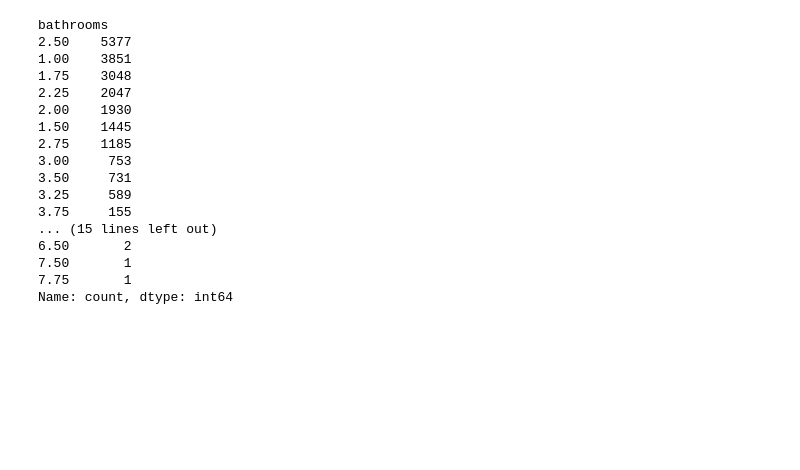
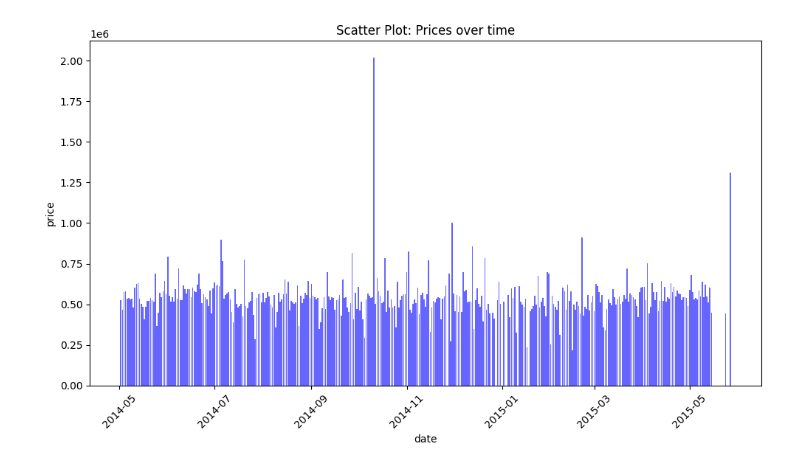
Before and after one commit to aposkoub92/eda_project_charles_christensen, a Jupyter notebook: Documentation.ipynb, the cells around one changed output. Saved outputs shown, nothing was run; the diff lists cells and outputs as text; code cells hidden in the pictures; blank space fills up the shorter version.

```diff
--- a/Documentation.ipynb
+++ b/Documentation.ipynb
@@ -64,0 +115,7 @@ df_realty.shape
+# %%
+# change the column 'bedrooms' to integer
+df_realty['bedrooms'] = df_realty['bedrooms'].astype(int)
+# replace emtpy values in 'view' with 0
+df_realty['view'] = df_realty['view'].fillna(0).astype(int)
+# replace emtpy values in 'sqft_basement' with 0
+df_realty['sqft_basement'] = df_realty['sqft_basement'].fillna(0)
@@ -64,0 +124,17 @@ df_realty.shape
+# %%
+# change 0 to NaN (important for additional column)
+df_realty['yr_built'] = df_realty['yr_built'].replace(0, np.nan)
+df_realty['yr_renovated'] = df_realty['yr_renovated'].replace(0, np.nan)
+
+# shorten 5-digit to 4 digits
+df_realty['yr_built'] = df_realty['yr_built'].apply(lambda x: int(x)//10 if pd.notna(x) and x > 9999 else x)
+df_realty['yr_renovated'] = df_realty['yr_renovated'].apply(lambda x: int(x)//10 if pd.notna(x) and x > 9999 else x)
+
+# convert both columns to integer
+df_realty['yr_built'] = df_realty['yr_built'].astype('Int64')
+df_realty['yr_renovated'] = df_realty['yr_renovated'].astype('Int64')
+
+# creating a new column from NaNs of yr_renovated (boolean)
+df_realty['ever_renovated'] = df_realty['yr_renovated'].notna()
+
+df_realty.head(10)
@@ -64,0 +163,4 @@ df_realty.shape
+# %%
+# change "date" dtype to datetime with format %Y/%m/%d
+df_realty['date'] = pd.to_datetime(df_realty['date'], format='%Y-%m-%d')
+df_realty.head(10)
@@ -110,20 +225,0 @@ Name: count, dtype: int64
-# %%
-df_realty['bathrooms'].value_counts()
-# %% [output]
-bathrooms
-2.50    5377
-1.00    3851
-1.75    3048
-2.25    2047
-2.00    1930
-1.50    1445
-2.75    1185
-3.00     753
-3.50     731
-3.25     589
-3.75     155
-... (15 lines left out)
-6.50       2
-7.50       1
-7.75       1
-Name: count, dtype: int64
@@ -137,0 +226,18 @@ df_realty = df_realty.astype({'waterfront': bool})
+# %%
+# Scatter plot: avg price vs date
+avg_price_per_date = df_realty.groupby('date')['price'].mean().reset_index()
+
+plt.figure(figsize=(10,6))
+plt.bar(avg_price_per_date['date'], avg_price_per_date['price'], alpha=0.6, color='blue')
+
+# Achsen beschriften
+plt.xlabel('date')
+plt.ylabel('price')
+plt.title('Scatter Plot: Prices over time')
+
+plt.xticks(rotation=45)
+
+plt.tight_layout()
+plt.show()
+# %% [output]
+[figure, added]
```
Also changed, not shown: parts of 26 cells of this notebook.
